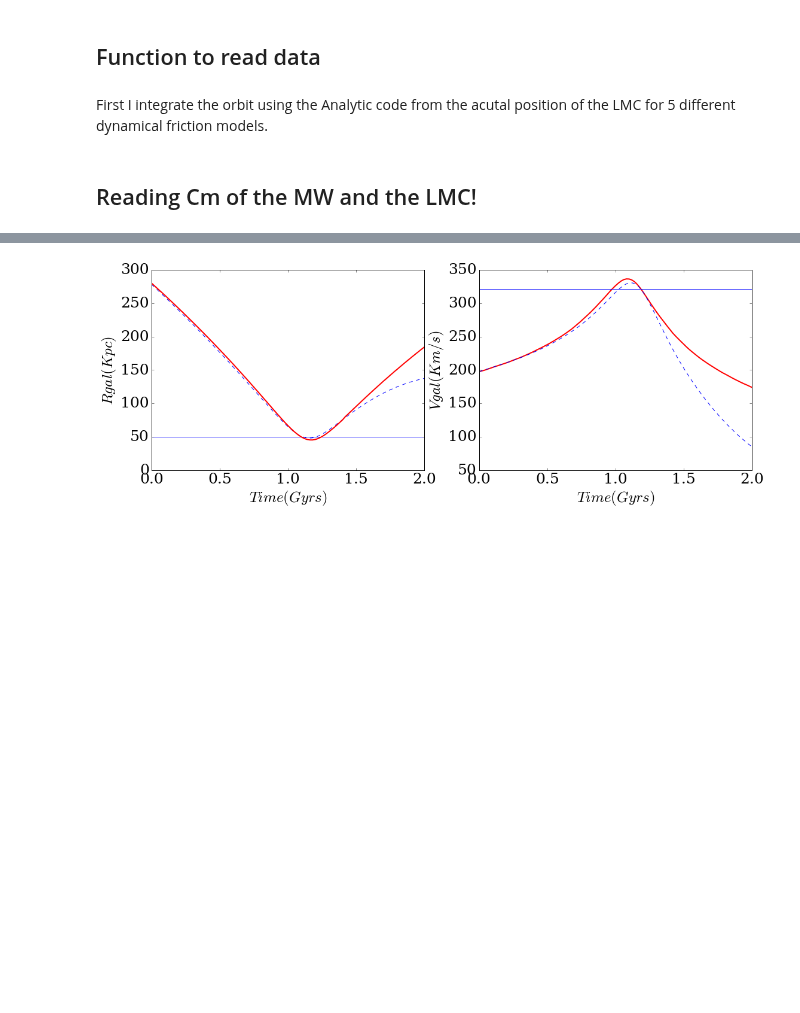
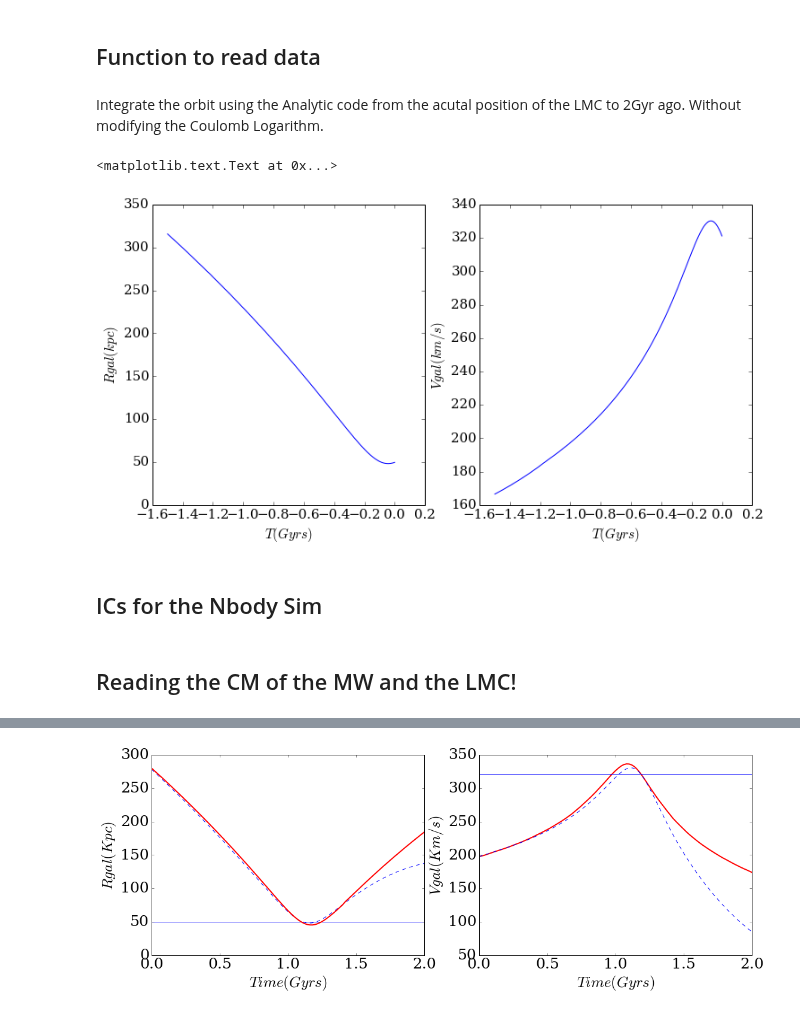
Before and after one commit to jngaravitoc/LMC-MW, a Jupyter notebook: code/LMC_orbit/Analytic.ipynb, the cells around one changed output, grey strips where cells are left out. Saved outputs shown, nothing was run; the diff lists cells and outputs as text; code cells hidden in the pictures; blank space fills up the shorter version.

```diff
--- a/code/LMC_orbit/Analytic.ipynb
+++ b/code/LMC_orbit/Analytic.ipynb
@@ -44,5 +44,5 @@ def reading_NB(filename):
     VZNB = Nbody1[:,11] - Nbody1[:,14]
     return NB_t1, XNB, YNB, ZNB, VXNB, VYNB, VZNB, NB_R1, NB_V1
 # %% [markdown]
-First I integrate the  orbit using the Analytic code from the acutal position
-of the LMC for 5 different dynamical friction models.
+Integrate the orbit using the Analytic code from the acutal position
+of the LMC to 2Gyr ago. Without modifying the Coulomb Logarithm.
@@ -56,0 +52,16 @@ t16, x16, y16, z16, vx16, vy16, vz16, R16, V16 = reading('mw1lmc4-16')
+# %%
+figure(figsize=(12, 6))
+subplot(1, 2, 1)
+plot(t1, R1)
+plt.xlabel('$T(Gyrs)$')
+plt.ylabel('$Rgal(kpc)$')
+
+subplot(1, 2, 2)
+plot(t1, V1)
+plt.xlabel('$T(Gyrs)$')
+plt.ylabel('$Vgal(km/s)$')
+# %% [output]
+<matplotlib.text.Text at 0x...>
+[figure, added]
+# %% [markdown]
+## ICs for the Nbody Sim
@@ -57,2 +80,2 @@ t16, x16, y16, z16, vx16, vy16, vz16, R16, V16 = reading('mw1lmc4-16')
 # %% [markdown]
-## Reading Cm of the MW and the LMC!
+## Reading the CM of the MW and the LMC!
```
Also changed, not shown: parts of 10 cells of this notebook.
